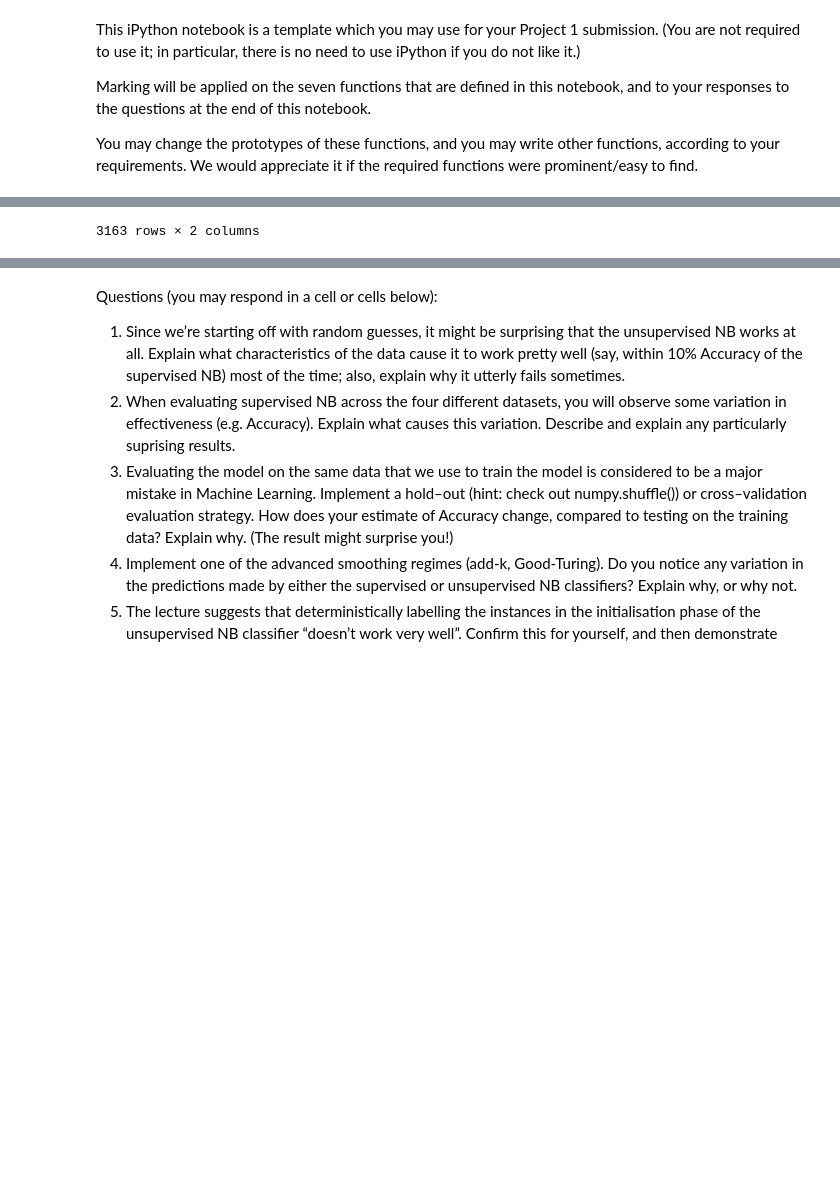
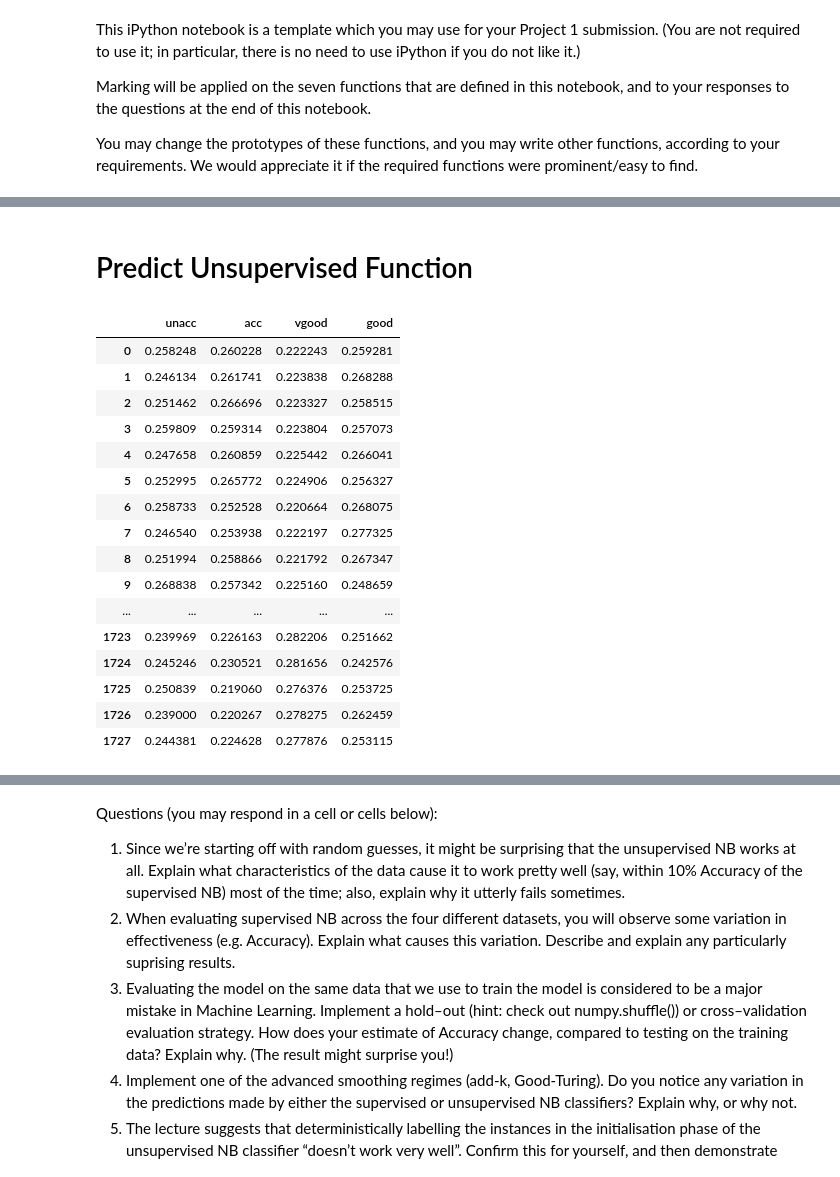
Before and after one commit to emanmacario/COMP30027-Machine-Learning-Project-1, a Jupyter notebook: COMP30027 Machine Learning - Project 1.ipynb, the cells around one changed output, grey strips where cells are left out. Cells and saved outputs as stored; diff of their text form; code cells hidden in the pictures; blank space fills up the shorter version.

```diff
--- a/COMP30027 Machine Learning - Project 1.ipynb
+++ b/COMP30027 Machine Learning - Project 1.ipynb
@@ -426,23 +335,20 @@ cd
+# %% [markdown]
+# Predict Unsupervised Function
 # %%
-def get_class_freqs2(class_distributions):
-
-    class_freqs = defaultdict(float)
-
-    for class_label in class_distributions.columns:
-        class_freqs[class_label] = class_distributions[class_label].sum()
-
-    return class_freqs
-
-
 
 def predict_unsupervised(class_distributions, unsupervised_model, instance_list, iterations=5):
     """
     Predicts the class distribution for a set of
-    instances, based on a trained model.
+    instances, based on a trained model. Delegates
+    the task of updating class distributions in a
+    single iteration to the train_unsupervised() function.
+    Returns the final class distributions for instances,
+    once all iterations have been completed.
     """
 
-    # For each instance in the test set, iteratively
-    # update the class distribution for the instance
+    # For each iteration, update the class distribution for each
+    # instance, in an attempt to make them more reliable than
+    # the initial random distribution.
     for iteration in range(iterations):
 
         # Calculate the frequency of the classes
@@ -456,47 +362,85 @@ def predict_unsupervised(class_distributions, unsupervised_model, instance_list,
 
         for i in range(len(instance_list)):
 
-            # Get the instance
             instance = instance_list.iloc[i,:]
 
-            # Find a new class distribution for the instance,
-            # then normalise that distribution.
             for class_label in class_freqs:
 
                 # Firstly, get the prior probability of a class
                 prob = class_freqs[class_label]/total_instances
 
                 # Now, multiply the prior probability of the class
                 # by the posterior probability of each of the instance's
                 # attribute values, given the class.
                 for attr in unsupervised_model[class_label]:
 
                     attr_value = instance[attr]
 
+                    # Simply not have missing values count
+                    # towards probability estimates.
                     if attr_value == '?':
                         continue
 
-                    prob *= (unsupervised_model[class_label][attr][attr_value]/class_freqs[class_label])
+                    prob *= (unsupervised_model[class_label][attr][attr_value] / class_freqs[class_label])
 
 
-                # Update the probability distribution for the instance
+                # Update the class distribution for the instance
                 class_distributions[class_label][i] = prob
 
 
-        # Now, normalise the class distribution so that the probabilities add to 1
+        # Now, normalise the class distributions so that the
+        # probabilities add to 1 for every single instance.
         class_distributions = class_distributions.div(class_distributions.sum(axis=1), axis=0)
 
-        print(class_distributions)
 
 
-        class_freqs = get_class_freqs2(class_distributions)
-        print(class_freqs)
+        # Update the unsupervised model based
+        # on the updated class distributions
+        class_distributions, unsupervised_model = train_unsupervised(instance_list,
+                                                                     class_distributions.columns,
+                                                                     class_distributions)
 
 
     return class_distributions
 
 
+
+
+def get_class_freqs2(class_distributions):
+    """
+    Helper function that returns a dictionary
+    containing classes as keys, and the total
+    sum of the fractional values for the class
+    as values.
+    """
+
+    class_freqs = defaultdict(float)
+
+    for class_label in class_distributions.columns:
+        class_freqs[class_label] = class_distributions[class_label].sum()
+
+    return class_freqs
+
+
+
 # Test the function
 class_distributions = predict_unsupervised(cd, um, instance_list)
 class_distributions
 # %% [output]
+|  | unacc | acc | vgood | good |
+| 0 | 0.258248 | 0.260228 | 0.222243 | 0.259281 |
+| 1 | 0.246134 | 0.261741 | 0.223838 | 0.268288 |
+| 2 | 0.251462 | 0.266696 | 0.223327 | 0.258515 |
+| 3 | 0.259809 | 0.259314 | 0.223804 | 0.257073 |
+| 4 | 0.247658 | 0.260859 | 0.225442 | 0.266041 |
+| 5 | 0.252995 | 0.265772 | 0.224906 | 0.256327 |
+| 6 | 0.258733 | 0.252528 | 0.220664 | 0.268075 |
+| 7 | 0.246540 | 0.253938 | 0.222197 | 0.277325 |
+| 8 | 0.251994 | 0.258866 | 0.221792 | 0.267347 |
+| 9 | 0.268838 | 0.257342 | 0.225160 | 0.248659 |
+| ... | ... | ... | ... | ... |
+| 1723 | 0.239969 | 0.226163 | 0.282206 | 0.251662 |
+| 1724 | 0.245246 | 0.230521 | 0.281656 | 0.242576 |
+| 1725 | 0.250839 | 0.219060 | 0.276376 | 0.253725 |
+| 1726 | 0.239000 | 0.220267 | 0.278275 | 0.262459 |
+| 1727 | 0.244381 | 0.224628 | 0.277876 | 0.253115 |
@@ -554 +447,0 @@ defaultdict(<class 'float'>, {'hypothyroid': 0.0, 'negative': 0.0})
-3163 rows × 2 columns
```
Also changed, not shown: parts of 21 cells of this notebook.
